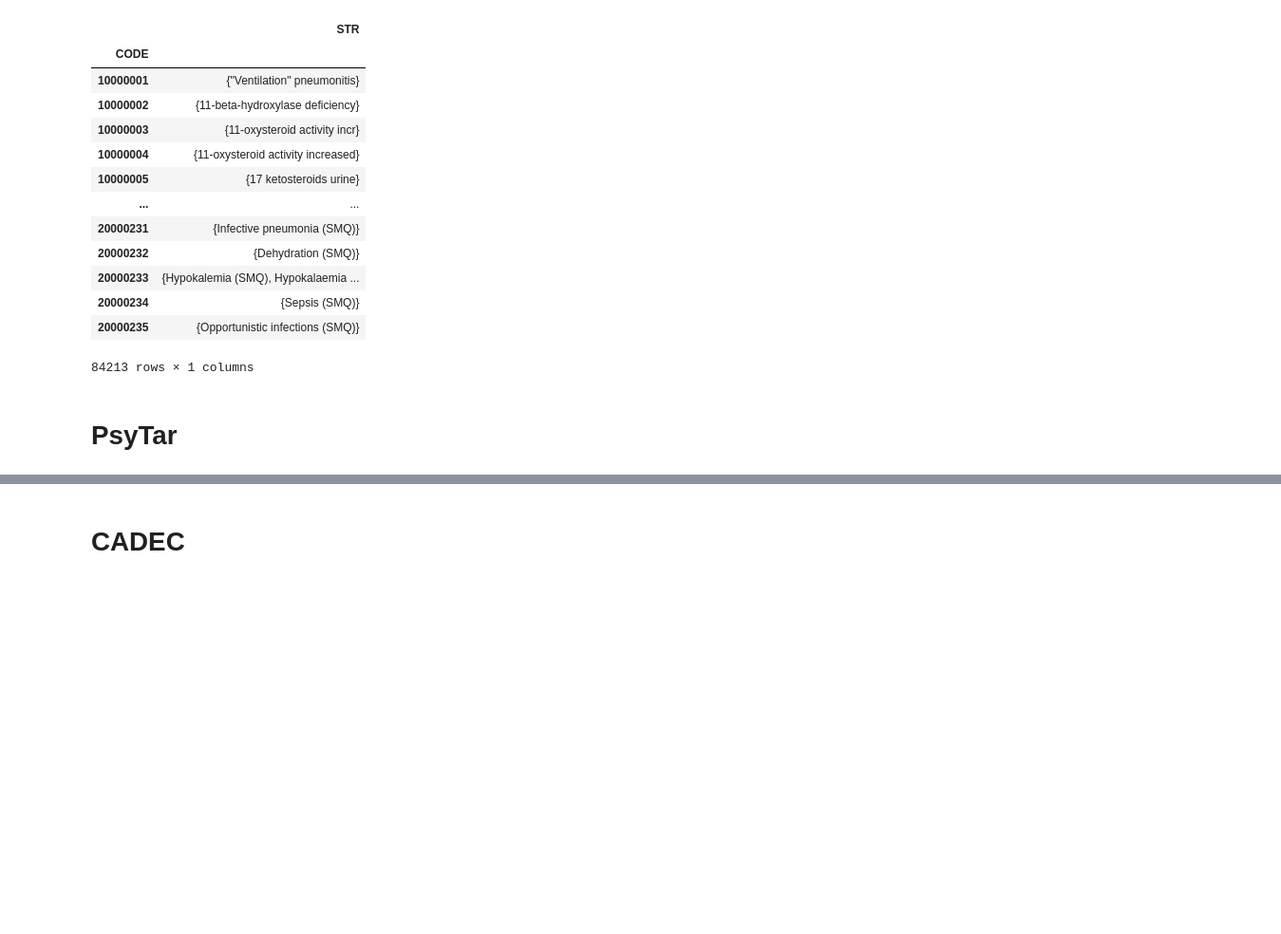
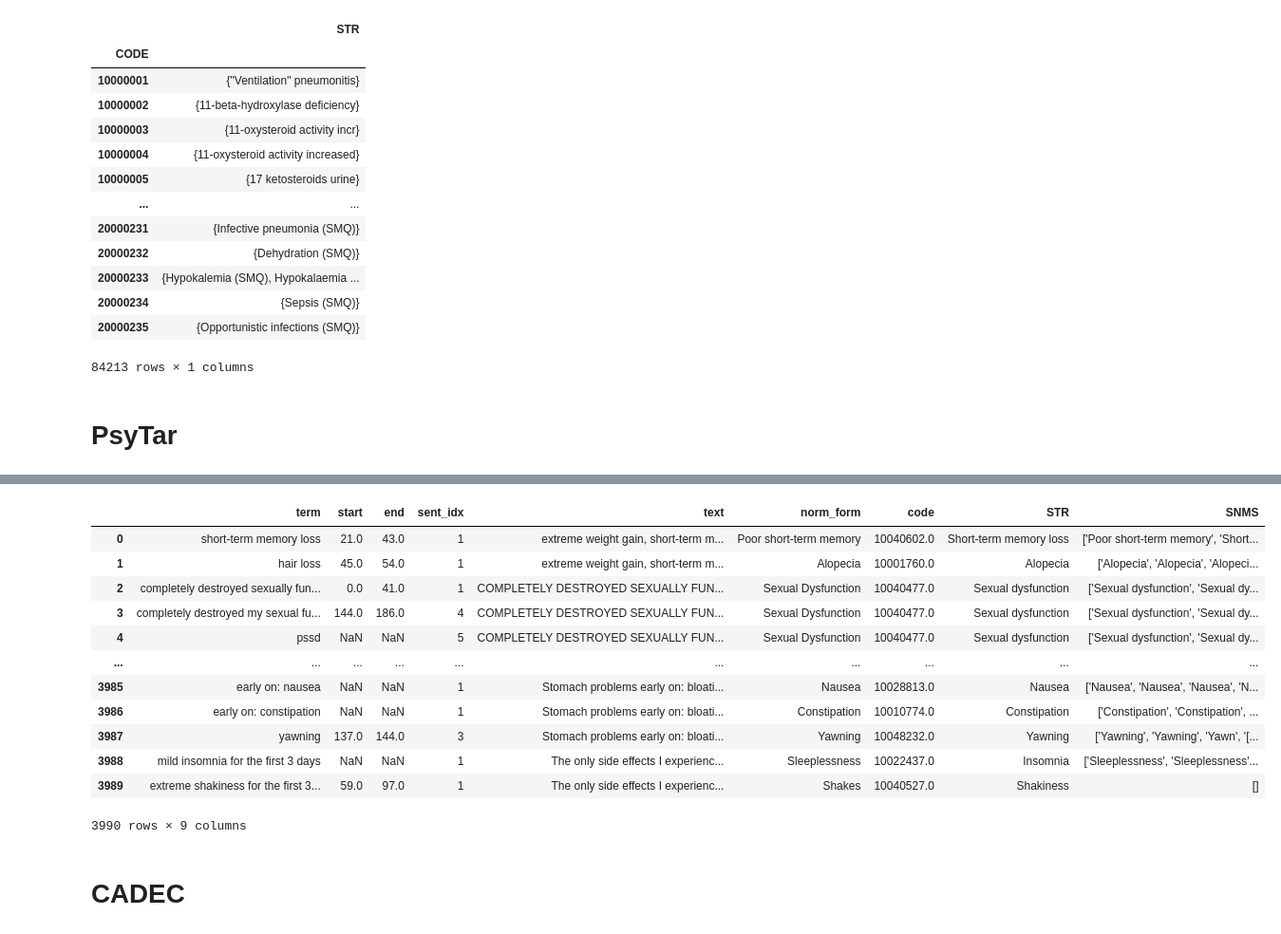
Before and after one commit to AlexKay28/MedConcNorm, a Jupyter notebook: notebooks/work_with_raw_data/get_train_test_csvs.ipynb, the cells around one changed output, grey strips where cells are left out. Shown: that part at 95% size. Cells and saved outputs as stored; diff of their text form; code cells hidden in the pictures; blank space fills up the shorter version.

```diff
--- a/notebooks/work_with_raw_data/get_train_test_csvs.ipynb
+++ b/notebooks/work_with_raw_data/get_train_test_csvs.ipynb
@@ -167,6 +170,12 @@ def get_MDR_code_by_CUI(CUI):
     potentials = umls_eng_mdr[umls_eng_mdr['CUI']==CUI]
     lst =  potentials['CODE'].to_list()
     return max(set(lst), key=lst.count) if len(lst) > 0 else None
+# %%
+psytar_text = pd.read_excel('../../data/external/psytar/PsyTAR_dataset.xlsx', sheet_name='Sentence_Labeling')
+psytar_text = psytar_text[['drug_id', 'sentences']]
+psytar_text = psytar_text.groupby('drug_id').agg(list)
+psytar_text = psytar_text.reset_index(inplace=False)
+psytar_text['sentences'] = psytar_text['sentences'].apply(lambda x: '<SENT>'.join([str(i) for i in x]))
 # %%
 psytar_sent = pd.read_excel('../../data/external/psytar/PsyTAR_dataset.xlsx', sheet_name='ADR_Identified')
 psytar_adr = pd.read_excel('../../data/external/psytar/PsyTAR_dataset.xlsx', sheet_name='ADR_Mapped')
@@ -177,10 +186,17 @@ psytar_sent['mention'] = psytar_sent.apply(
     axis=1)
 psytar_sent = psytar_sent[[col for col in psytar_sent.columns if "ADR" not in col]]
 psytar_sent = psytar_sent[['id', 'drug_id', 'sentence_index', 'sentences']]
-psytar_sent
+psytar_sent = psytar_sent.rename(columns={'sentences': 'sentence'})
 
 # ADR
 psytar_adr = psytar_adr[psytar_adr['type']=='ADR'][
     ['drug_id', 'sentence_index', 'ADRs', 'UMLS1']
 ]
+# %%
+# MERGE
+psytar = pd.merge(psytar_adr, psytar_sent,  how='left',
+         left_on=['drug_id','sentence_index'],
+         right_on = ['drug_id','sentence_index'])
+
+psytar = psytar.merge(psytar_text, on='drug_id', how='left')
 # %%
@@ -246,3 +230,39 @@ See the caveats in the documentation: https://pandas.pydata.org/pandas-docs/stab
+# %%
+# MAKE SPANS
+psytar_adrs['span'] = psytar_adrs.apply(
+    lambda x: list(re.finditer(x['term'].lower(), x['text'].lower())), axis=1)
+
+psytar_adrs['start'] = psytar_adrs['span'].apply(lambda x: x[0].span()[0] if len(x) == 1 else None)
+psytar_adrs['end'] = psytar_adrs['span'].apply(lambda x: x[0].span()[1] if len(x) == 1 else None)
+
+psytar_adrs = psytar_adrs.drop(columns=['span'])
+psytar_adrs = psytar_adrs[
+    ['term', 'start', 'end', 'sent_idx', 'text', 'norm_form', 'code']
+]
+
+#psytar_adrs = psytar_adrs[psytar_adrs['code'].str.isdigit()]
+
+mdr_codes = pd.read_csv('../../data/interim/meddra_codes_terms_synonims.csv')
+mdr_cod_to_norm = mdr_codes[['CODE', 'STR', 'SNMS']]
+psytar_adrs = pd.merge(psytar_adrs, mdr_cod_to_norm, left_on='code', right_on='CODE', how='left')
+psytar_adrs = psytar_adrs.drop(columns=['CODE'])
+psytar_adrs
+
+psytar_adrs
+# %% [output]
+|  | term | start | end | sent_idx | text | norm_form | code | STR | SNMS |
+| 0 | short-term memory loss | 21.0 | 43.0 | 1 | extreme weight gain, short-term m... | Poor short-term memory | 10040602.0 | Short-term memory loss | ['Poor short-term memory', 'Short... |
+| 1 | hair loss | 45.0 | 54.0 | 1 | extreme weight gain, short-term m... | Alopecia | 10001760.0 | Alopecia | ['Alopecia', 'Alopecia', 'Alopeci... |
+| 2 | completely destroyed sexually fun... | 0.0 | 41.0 | 1 | COMPLETELY DESTROYED SEXUALLY FUN... | Sexual Dysfunction | 10040477.0 | Sexual dysfunction | ['Sexual dysfunction', 'Sexual dy... |
+| 3 | completely destroyed my sexual fu... | 144.0 | 186.0 | 4 | COMPLETELY DESTROYED SEXUALLY FUN... | Sexual Dysfunction | 10040477.0 | Sexual dysfunction | ['Sexual dysfunction', 'Sexual dy... |
+| 4 | pssd | NaN | NaN | 5 | COMPLETELY DESTROYED SEXUALLY FUN... | Sexual Dysfunction | 10040477.0 | Sexual dysfunction | ['Sexual dysfunction', 'Sexual dy... |
+| ... | ... | ... | ... | ... | ... | ... | ... | ... | ... |
+| 3985 | early on: nausea | NaN | NaN | 1 | Stomach problems early on: bloati... | Nausea | 10028813.0 | Nausea | ['Nausea', 'Nausea', 'Nausea', 'N... |
+| 3986 | early on: constipation | NaN | NaN | 1 | Stomach problems early on: bloati... | Constipation | 10010774.0 | Constipation | ['Constipation', 'Constipation', ... |
+| 3987 | yawning | 137.0 | 144.0 | 3 | Stomach problems early on: bloati... | Yawning | 10048232.0 | Yawning | ['Yawning', 'Yawning', 'Yawn', '[... |
+| 3988 | mild insomnia for the first 3 days | NaN | NaN | 1 | The only side effects I experienc... | Sleeplessness | 10022437.0 | Insomnia | ['Sleeplessness', 'Sleeplessness'... |
+| 3989 | extreme shakiness for the first 3... | 59.0 | 97.0 | 1 | The only side effects I experienc... | Shakes | 10040527.0 | Shakiness | [] |
+3990 rows × 9 columns
 # %%
 psytar_adrs_train, psytar_adrs_test = train_test_split(psytar_adrs, test_size=0.2)
 
```
Also changed, not shown: parts of 14 cells of this notebook, 2 other files.
